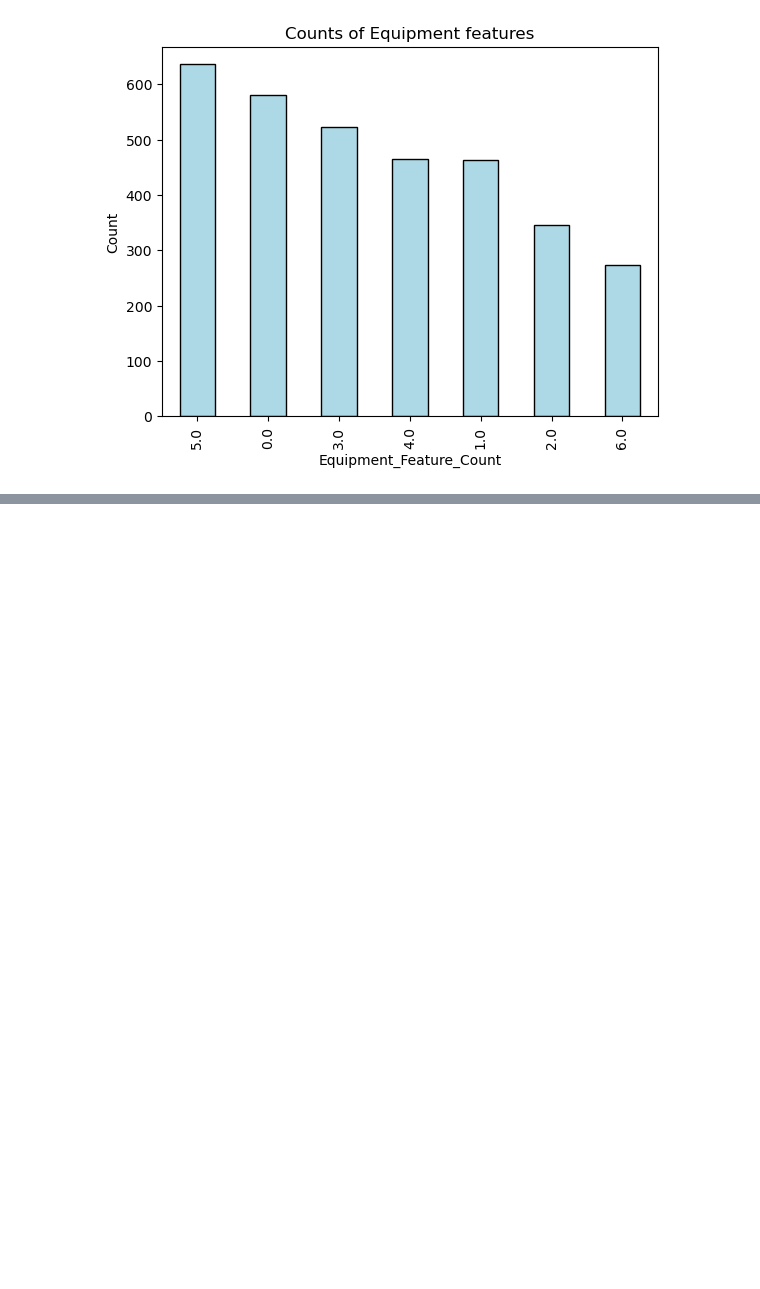
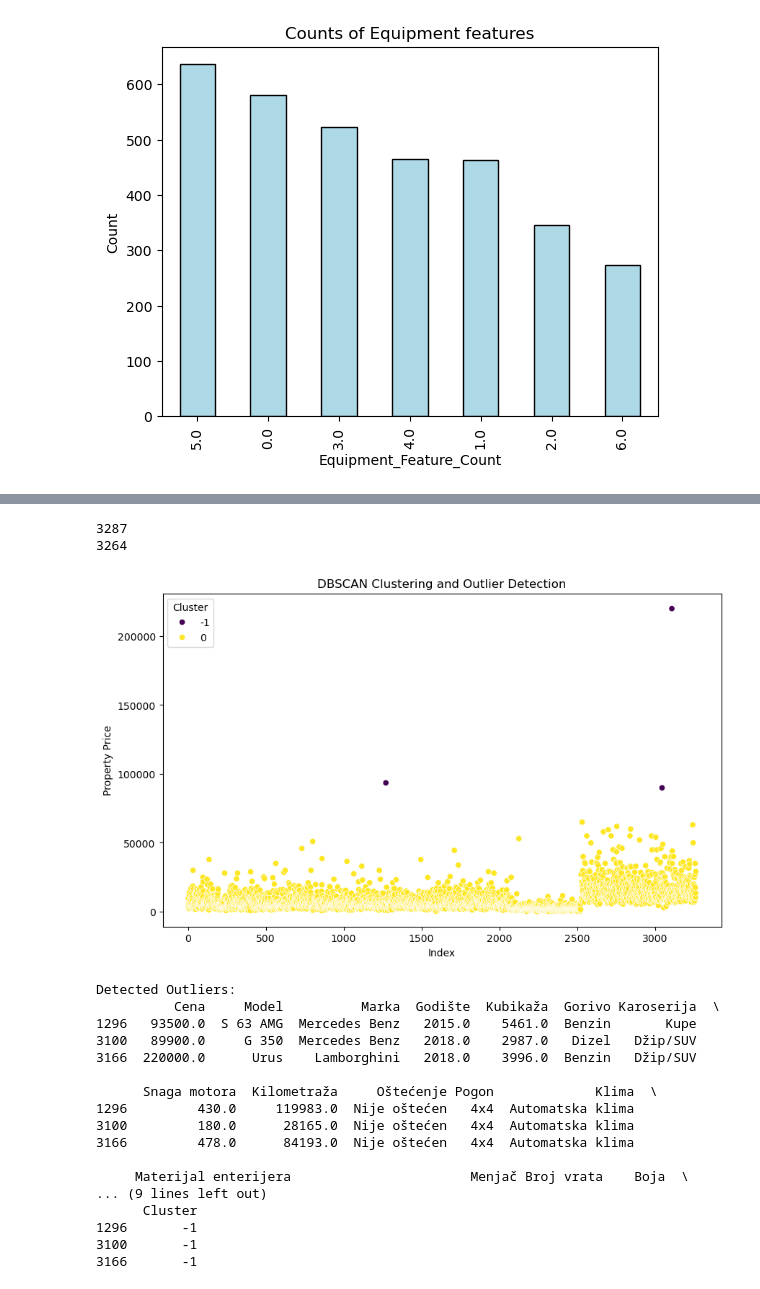
Before and after one commit to boskokul/CarPricePredictor, a Jupyter notebook: SIAPV1.ipynb, the cells around one changed output, grey strips where cells are left out. Saved outputs shown, nothing was run; the diff lists cells and outputs as text; code cells hidden in the pictures; blank space fills up the shorter version.

Commit message:
outlier detection, normasation, one hot encoding, label encoding. w/ jelena

```diff
--- a/SIAPV1.ipynb
+++ b/SIAPV1.ipynb
@@ -255,8 +265,6 @@ plt.show()
 #Posto nedostajucih vrednosti ima oko 500,600 mozemo iskoristiti dodavanje nove kategorije 'nepoznato' za njih
 df['Materijal enterijera'] = df['Materijal enterijera'].fillna('Nepoznato')
 print(df['Materijal enterijera'].value_counts())
-df['Boja enterijera'] = df['Boja enterijera'].fillna('Nepoznato')
-print(df['Boja enterijera'].value_counts())
 # %% [output]
 Materijal enterijera
 Štof                1767
@@ -307,0 +312,6 @@ print(numeric_value)
+# %%
+df['Cena'] = df['Cena'].apply(clean_currency)
+df['Kilometraža'] = df['Kilometraža'].apply(clean_mileage)
+df['Snaga motora'] = df['Snaga motora'].apply(extract_kw)
+df['Kubikaža'] = df['Kubikaža'].apply(clean_engine_volume)
+print(df)
@@ -307,0 +336,8 @@ print(numeric_value)
+# %%
+# izbacivanje duplikata nakon ciscenja podataka (ukoliko se neki sakrio)
+print(df.shape[0])
+df = df.drop_duplicates()
+print(df.shape[0])
+# %% [output]
+3287
+3264
@@ -307,0 +350,50 @@ print(numeric_value)
+# %%
+prices = df[['Cena']].values
+
+# Step 3: Normalize or scale the data (optional, depending on the range of prices)
+from sklearn.preprocessing import StandardScaler
+scaler = StandardScaler()
+prices_scaled = scaler.fit_transform(prices)
+
+# Step 4: Apply DBSCAN
+# Adjust eps (radius) and min_samples (minimum points in a cluster) based on your data
+dbscan = DBSCAN(eps=0.5, min_samples=5)
+labels = dbscan.fit_predict(prices_scaled)
+
+# Step 5: Add DBSCAN labels to the dataframe
+df['Cluster'] = labels
+
+# Outliers are labeled as -1 by DBSCAN
+outliers = df[df['Cluster'] == -1]
+
+# Step 6: Visualize the results
+plt.figure(figsize=(10, 6))
+sns.scatterplot(data=df, x=range(len(df)), y='Cena', hue='Cluster', palette='viridis')
+plt.title('DBSCAN Clustering and Outlier Detection')
+plt.xlabel('Index')
+plt.ylabel('Property Price')
+plt.legend(title='Cluster')
+plt.show()
+
+# Step 7: Save or analyze the outliers
+print("Detected Outliers:")
+print(outliers)
+# %% [output]
+[figure, added]
+Detected Outliers:
+          Cena     Model          Marka  Godište  Kubikaža  Gorivo Karoserija  \
+1296   93500.0  S 63 AMG  Mercedes Benz   2015.0    5461.0  Benzin       Kupe
+3100   89900.0     G 350  Mercedes Benz   2018.0    2987.0   Dizel   Džip/SUV
+3166  220000.0      Urus    Lamborghini   2018.0    3996.0  Benzin   Džip/SUV
+
+      Snaga motora  Kilometraža     Oštećenje Pogon             Klima  \
+1296         430.0     119983.0  Nije oštećen   4x4  Automatska klima
+3100         180.0      28165.0  Nije oštećen   4x4  Automatska klima
+3166         478.0      84193.0  Nije oštećen   4x4  Automatska klima
+
+     Materijal enterijera                       Menjač Broj vrata    Boja  \
+... (9 lines left out)
+      Cluster
+1296       -1
+3100       -1
+3166       -1
```
Also changed, not shown: parts of 42 cells of this notebook.
